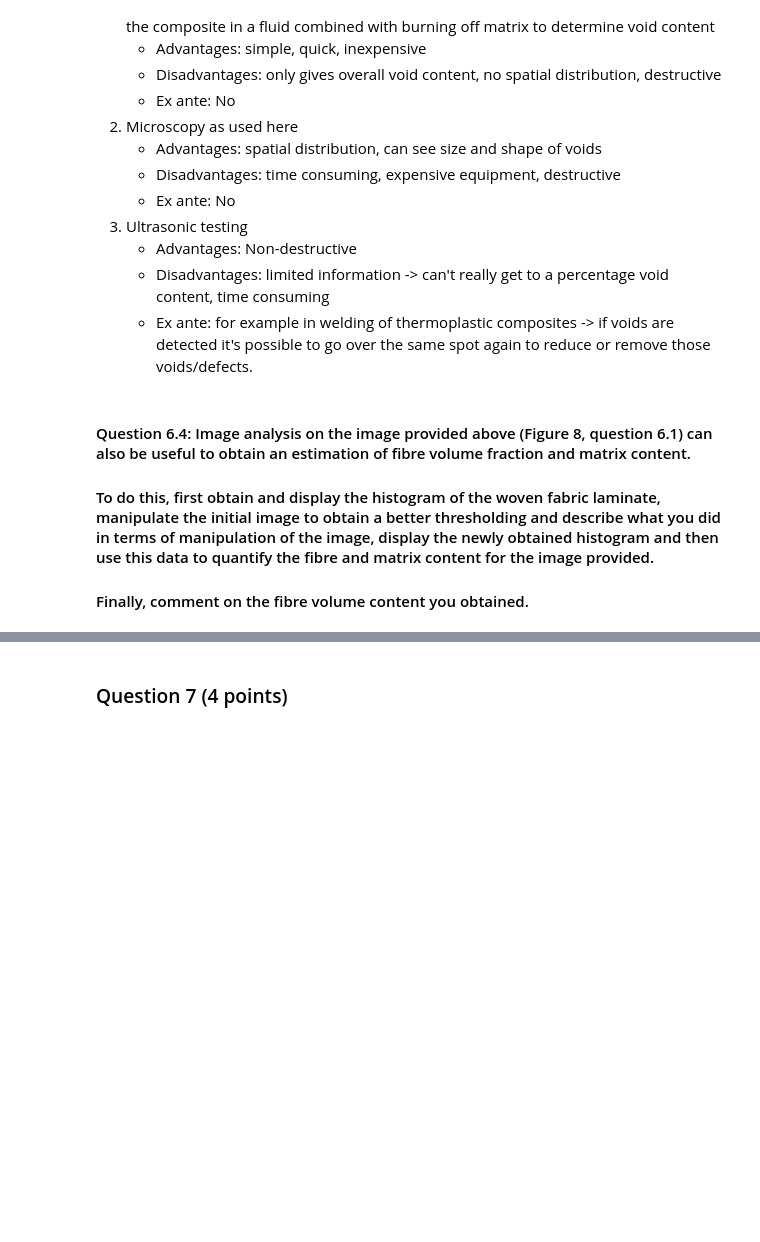
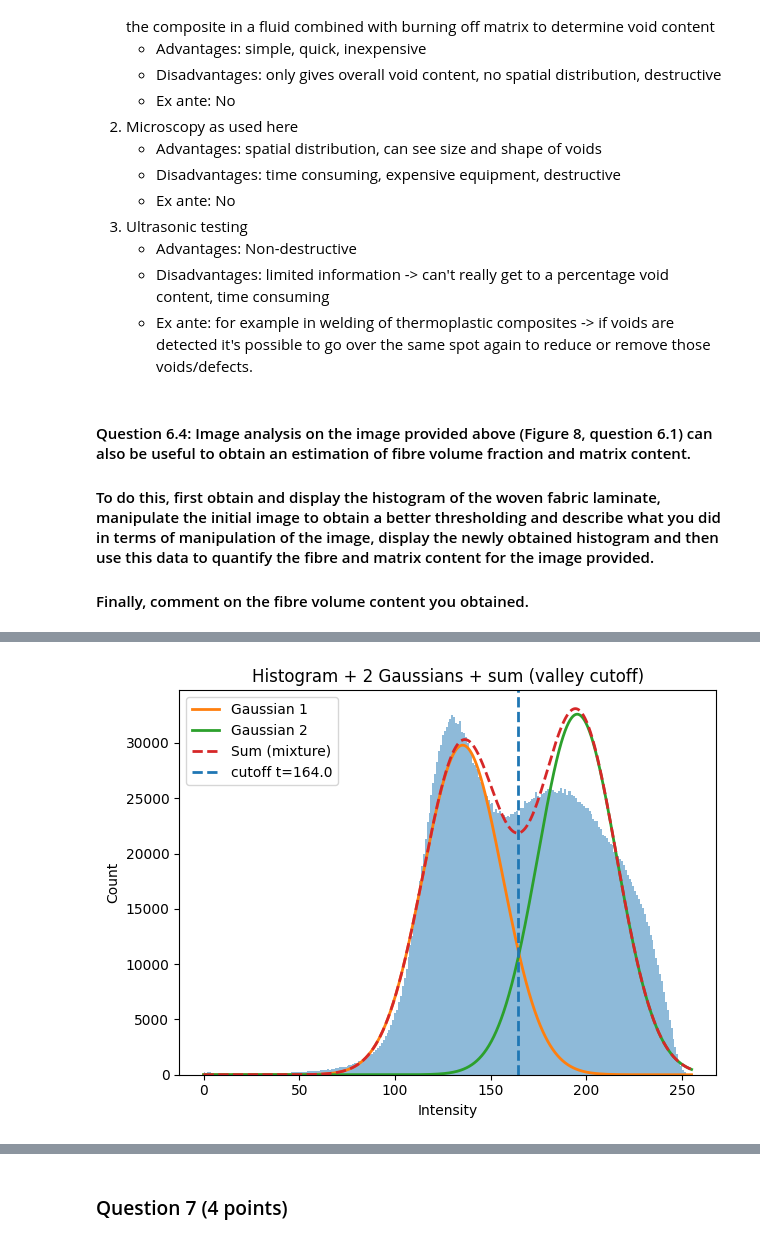
Before and after one commit to RemcovW2000/PCM-thermoplastic-defects, a Jupyter notebook: defects/Defects - 2024.ipynb, the cells around one changed output, grey strips where cells are left out. Cells and saved outputs as stored; diff of their text form; code cells hidden in the pictures; blank space fills up the shorter version.

```diff
--- a/defects/Defects - 2024.ipynb
+++ b/defects/Defects - 2024.ipynb
@@ -534,3 +541,97 @@ Answer:
 #### Question 6.4: Image analysis on the image provided above (Figure 8, question 6.1) can also be useful to obtain an estimation of fibre volume fraction and matrix content.
 #### To do this, first obtain and display the histogram of the woven fabric laminate, manipulate the initial image to obtain a better thresholding and describe what you did in terms of manipulation of the image, display the newly obtained histogram and then use this data to quantify the fibre and matrix content for the image provided.
 #### Finally, comment on the fibre volume content you obtained.
+# %%
+import numpy as np
+import matplotlib.pyplot as plt
+from PIL import Image
+
+from skimage.filters import gaussian
+from skimage.morphology import disk, opening, closing, remove_small_objects, remove_small_holes
+from sklearn.mixture import GaussianMixture
+
+
+def normal_pdf(x, mu, var):
+    return (1.0 / np.sqrt(2.0 * np.pi * var)) * np.exp(-0.5 * (x - mu) ** 2 / var)
+
+
+img_path = "slice_0130.jpeg"
+
+# -----------------------------
+# 1) Load and grayscale
+# -----------------------------
+gray = np.array(Image.open(img_path).convert("L"), dtype=np.float32)
+
+# -----------------------------
+# 2) Denoise / filtering
+# -----------------------------
+g = gaussian(gray, sigma=1.0, preserve_range=True)
+
+# -----------------------------
+# 3) Fit 2-Gaussian mixture to histogram
+# -----------------------------
+dark_cut = 255
+light_cut = 0
+
+vals = g[g > light_cut].reshape(-1, 1)
+vals = g[g < dark_cut].reshape(-1, 1)
+
+gmm = GaussianMixture(n_components=2, random_state=0, max_iter=1000)
+gmm.fit(vals)
+
+means = gmm.means_.flatten()
+vars_ = gmm.covariances_.flatten()
+weights = gmm.weights_.flatten()
+
+# sort by mean (dark -> bright)
+order = np.argsort(means)
+means, vars_, weights = means[order], vars_[order], weights[order]
+
+# -----------------------------
+# 4) Threshold = minimum of summed Gaussians
+# -----------------------------
+# Build smooth mixture curve on [0, 255], find argmin of mixture between the two means.
+x = np.linspace(0, 255, 2000)
+g1 = weights[0] * normal_pdf(x, means[0], vars_[0])
+g2 = weights[1] * normal_pdf(x, means[1], vars_[1])
+mix = g1 + g2
+
+# only search for a valley between component means (prevents picking an endpoint)
+lo, hi = sorted([means[0], means[1]])
+mask_between = (x >= lo) & (x <= hi)
+
+t = float(x[mask_between][np.argmin(mix[mask_between])])
+
+# -----------------------------
+# 5) Fiber volume fraction
+# -----------------------------
+resin_fraction = float(mask.mean())
+resin_percent = 100.0 * resin_fraction
+
+print(f"2-Gaussian fit means: {means}")
+print(f"Threshold (mixture valley) t = {t:.2f}")
+print(f" fraction = {resin_fraction:.6f}  =>  {resin_percent:.3f}%")
+
+# -----------------------------
+# 6) Plots
+# -----------------------------
+
+# Histogram (counts)
+counts, bins, _ = plt.hist(gray.ravel(), bins=256, alpha=0.5)
+bin_width = bins[1] - bins[0]
+N = gray.size
+
+# Scale PDFs to counts: pdf * N * bin_width
+plt.plot(x, g1 * N * bin_width, linewidth=2, label="Gaussian 1")
+plt.plot(x, g2 * N * bin_width, linewidth=2, label="Gaussian 2")
+plt.plot(x, mix * N * bin_width, "--", linewidth=2, label="Sum (mixture)")
+
+plt.axvline(t, linestyle="--", linewidth=2, label=f"cutoff t={t:.1f}")
+plt.title("Histogram + 2 Gaussians + sum (valley cutoff)")
+plt.xlabel("Intensity")
+plt.ylabel("Count")
+plt.legend()
+
+plt.tight_layout()
+plt.show()
+# %% [output]
@@ -537,2 +641,3 @@ Answer:
+[figure, added]
 # %% [markdown]
 Comment:
```
Also changed, not shown: parts of 4 cells of this notebook.
